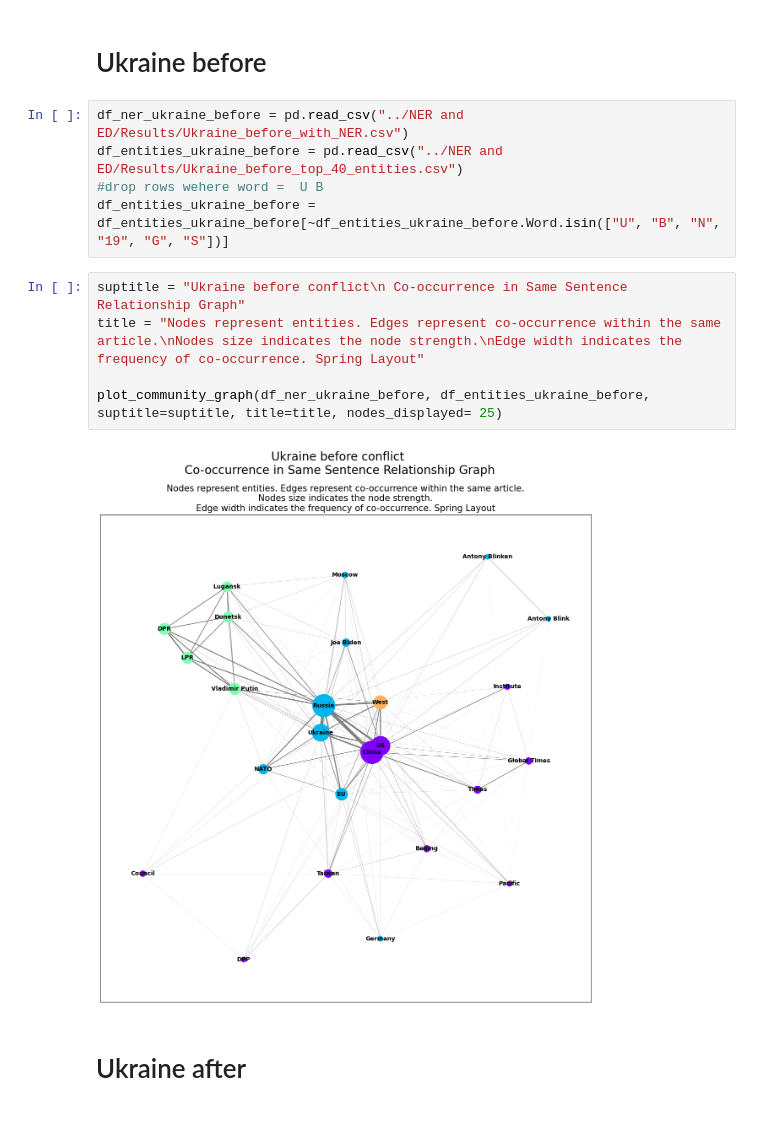
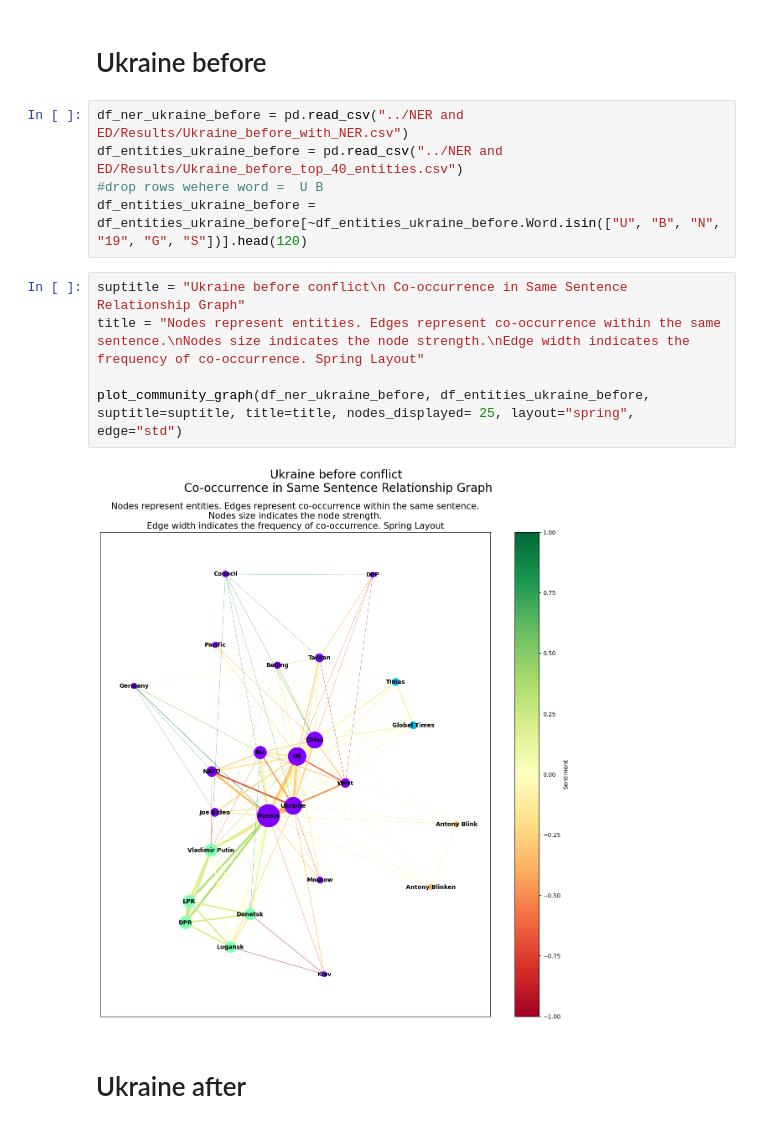
Before and after one commit to szuvarska/BScThesis-TextMiningForPoliticalScience, a Jupyter notebook: Community_detection/community detections.ipynb, the cells around one changed output. Cells and saved outputs as stored; diff of their text form.

Commit message:
add sentiment-based color edges

```diff
--- a/Community_detection/community detections.ipynb
+++ b/Community_detection/community detections.ipynb
@@ -7,14 +7,14 @@ from Community_detection.community_graph_script import plot_community_graph
 df_ner_ukraine_before = pd.read_csv("../NER and ED/Results/Ukraine_before_with_NER.csv")
 df_entities_ukraine_before = pd.read_csv("../NER and ED/Results/Ukraine_before_top_40_entities.csv")
 #drop rows wehere word =  U B
-df_entities_ukraine_before = df_entities_ukraine_before[~df_entities_ukraine_before.Word.isin(["U", "B", "N", "19", "G", "S"])]
+df_entities_ukraine_before = df_entities_ukraine_before[~df_entities_ukraine_before.Word.isin(["U", "B", "N", "19", "G", "S"])].head(120)
 # %%
 suptitle = "Ukraine before conflict\n Co-occurrence in Same Sentence Relationship Graph"
-title = "Nodes represent entities. Edges represent co-occurrence within the same article.\nNodes size indicates the node strength.\nEdge width indicates the frequency of co-occurrence. Spring Layout"
+title = "Nodes represent entities. Edges represent co-occurrence within the same sentence.\nNodes size indicates the node strength.\nEdge width indicates the frequency of co-occurrence. Spring Layout"
 
-plot_community_graph(df_ner_ukraine_before, df_entities_ukraine_before, suptitle=suptitle, title=title, nodes_displayed= 25)
+plot_community_graph(df_ner_ukraine_before, df_entities_ukraine_before, suptitle=suptitle, title=title, nodes_displayed= 25, layout="spring", edge="std")
 # %% [output]
-[figure, old version]
+[figure, new version]
 # %% [markdown]
 # Ukraine after
 # %%
```
Also changed, not shown: parts of 4 cells of this notebook, 1 other file.
